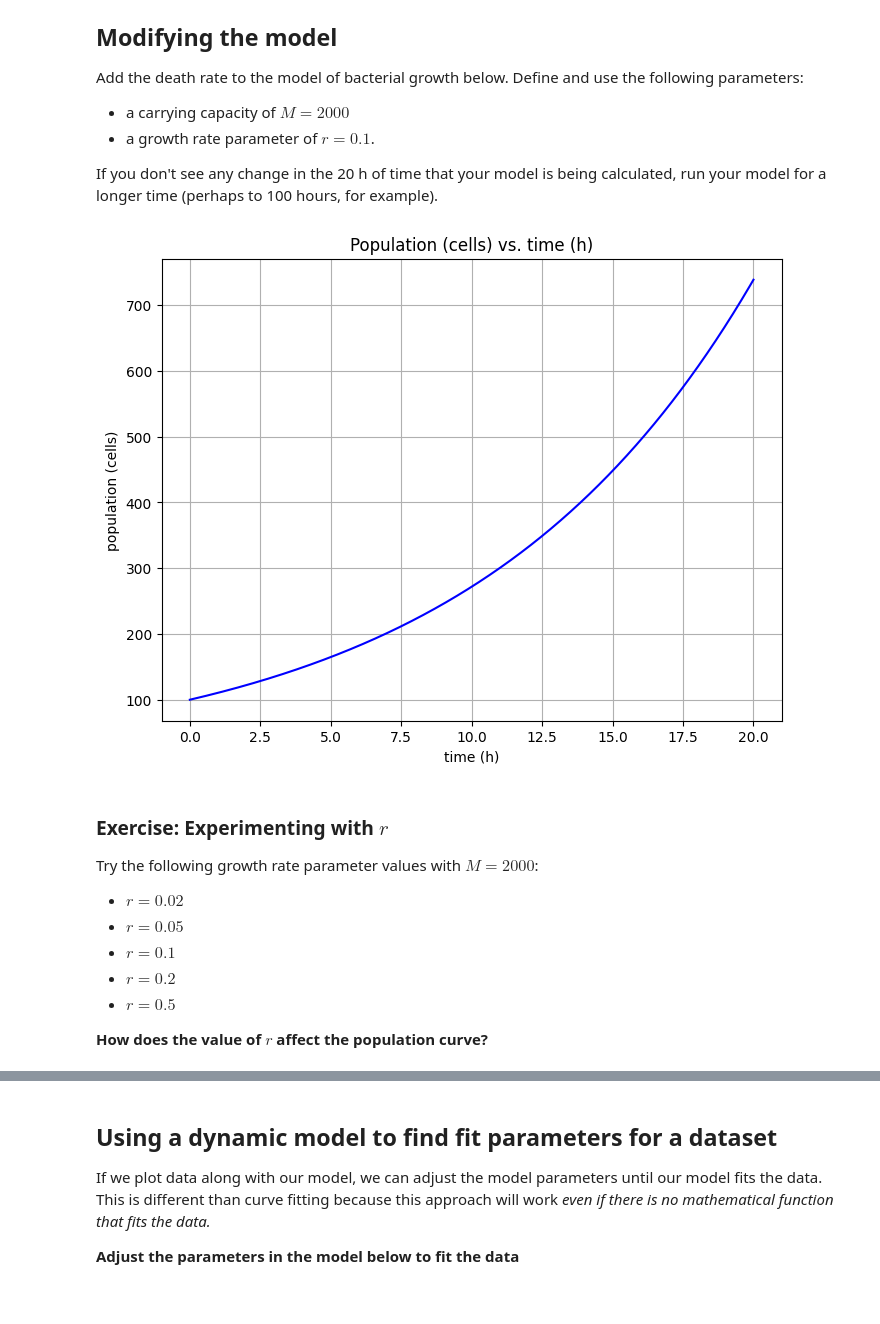
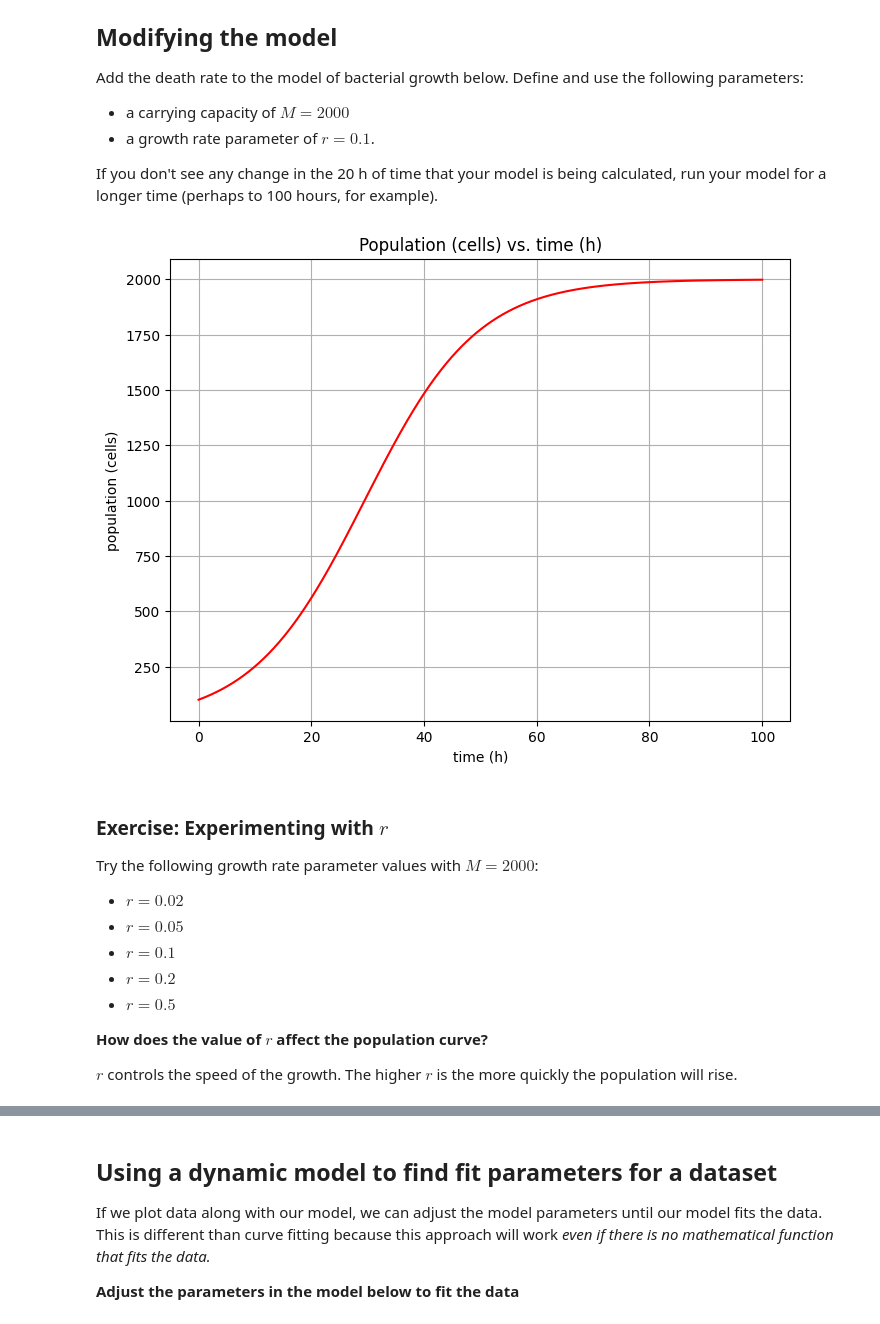
Before and after one commit to anthoak13/HNR-1303-F23, a Jupyter notebook: unit-04/04-02-constrained-growth/04-02-constrained-growth-solution.ipynb, the cells around one changed output, grey strips where cells are left out. Drawn from its saved outputs; the diff is of its cells as text; code cells hidden in the pictures.

```diff
--- a/unit-04/04-02-constrained-growth/04-02-constrained-growth-solution.ipynb
+++ b/unit-04/04-02-constrained-growth/04-02-constrained-growth-solution.ipynb
@@ -135,37 +135,38 @@ If you don't see any change in the 20 h of time that your model is being calcula
 ## define constants
 r = 0.1
 dt = 0.005
 
 # define variables and their initial values
 P = 100
+M = 2000
 t = 0
 
 # create empty lists for storing data
 xmodel = []
 ymodel = []
 
 # append initial values of t and P to our lists
 xmodel.append(t)
 ymodel.append(P)
 
 # loop
-while t<20:
-    rate = r*P
+while t<100:
+    rate = r*P - r* P/M *P
     P = P + rate*dt
     t = t + dt
 
     xmodel.append(t)
     ymodel.append(P)
 
 fig = plt.figure(figsize=(8,6))
 plt.title('Population (cells) vs. time (h)')
 plt.xlabel('time (h)')
 plt.ylabel('population (cells)')
-plt.plot(xmodel,ymodel,'b-')
+plt.plot(xmodel,ymodel,'r-')
 plt.grid()
 plt.show()
 # %% [output]
-[figure, old version]
+[figure, new version]
 # %% [markdown]
 ### Exercise: Experimenting with $r$
 
@@ -178,6 +179,8 @@ Try the following growth rate parameter values with $M=2000$:
 - $r=0.5$
 
 **How does the value of $r$ affect the population curve?**
+
+$r$ controls the speed of the growth. The higher $r$ is the more quickly the population will rise.
 # %% [markdown]
 ### Exercise: Experimenting with $M$
 
```
Also changed, not shown: parts of 3 cells of this notebook, 1 other file.
